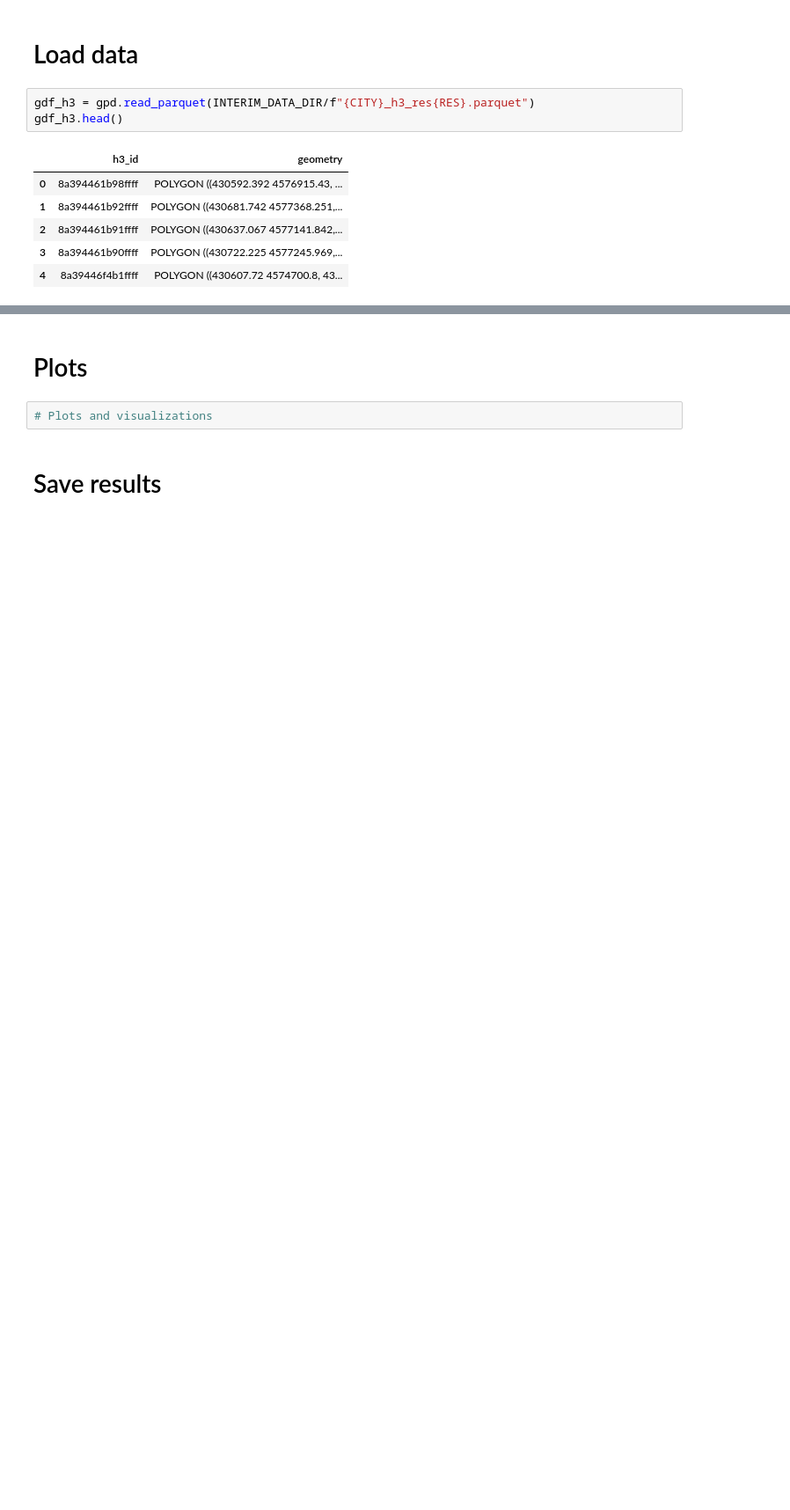
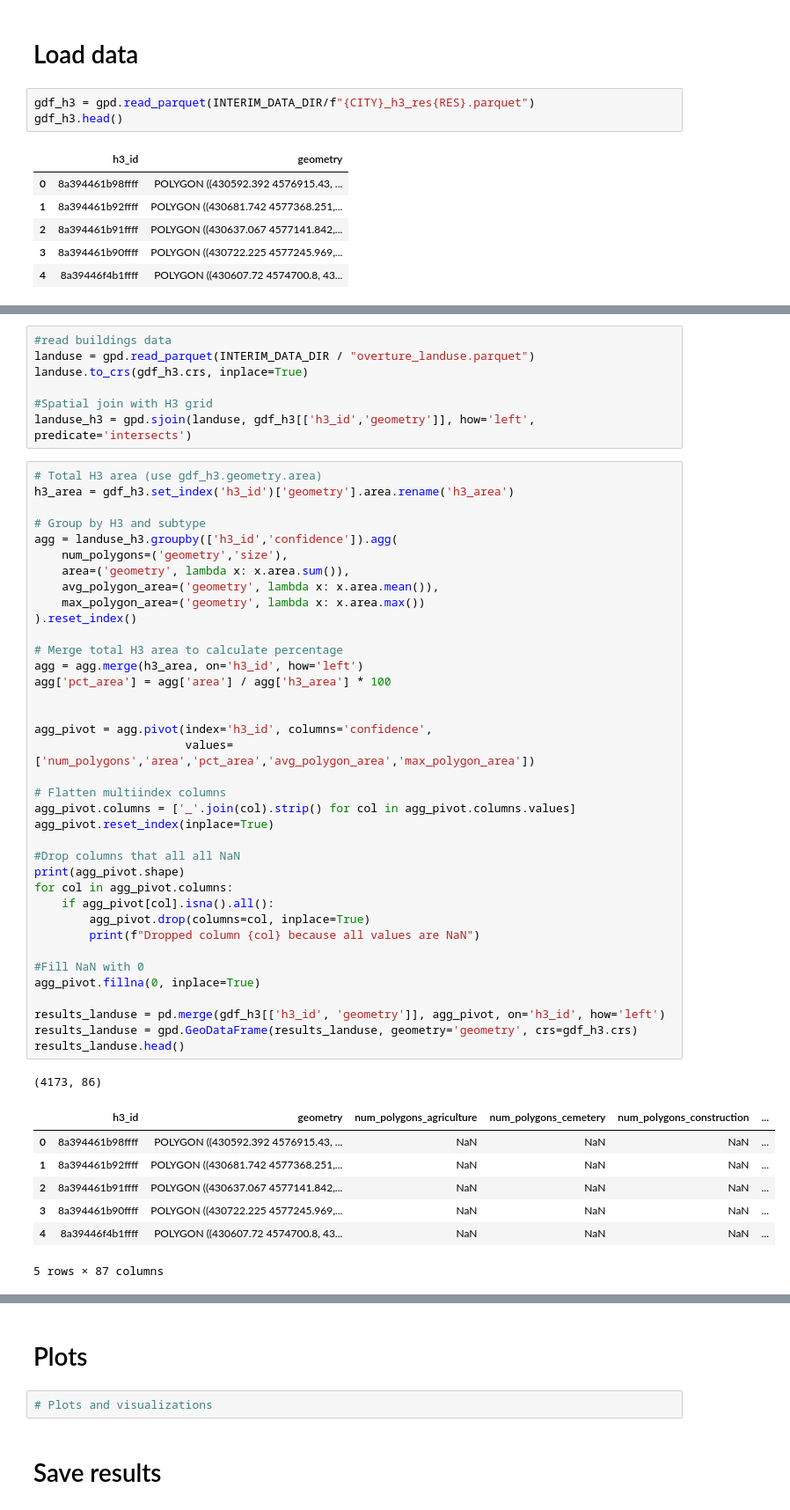
Before and after one commit to jammy-data/REALLOCATE_AI, a Jupyter notebook: notebooks/03_aggregate_into_h3.ipynb, the cells around one changed output, grey strips where cells are left out. Shown at 88% size. Drawn from its saved outputs; the diff is of its cells as text; blank space fills up the shorter version.

```diff
--- a/notebooks/03_aggregate_into_h3.ipynb
+++ b/notebooks/03_aggregate_into_h3.ipynb
@@ -82,0 +185,53 @@ results_wide = gpd.GeoDataFrame(
+# %%
+#read buildings data
+landuse = gpd.read_parquet(INTERIM_DATA_DIR / "overture_landuse.parquet")
+landuse.to_crs(gdf_h3.crs, inplace=True)
+
+#Spatial join with H3 grid
+landuse_h3 = gpd.sjoin(landuse, gdf_h3[['h3_id','geometry']], how='left', predicate='intersects')
+# %%
+# Total H3 area (use gdf_h3.geometry.area)
+h3_area = gdf_h3.set_index('h3_id')['geometry'].area.rename('h3_area')
+
+# Group by H3 and subtype
+agg = landuse_h3.groupby(['h3_id','confidence']).agg(
+    num_polygons=('geometry','size'),
+    area=('geometry', lambda x: x.area.sum()),
+    avg_polygon_area=('geometry', lambda x: x.area.mean()),
+    max_polygon_area=('geometry', lambda x: x.area.max())
+).reset_index()
+
+# Merge total H3 area to calculate percentage
+agg = agg.merge(h3_area, on='h3_id', how='left')
+agg['pct_area'] = agg['area'] / agg['h3_area'] * 100
+
+
+agg_pivot = agg.pivot(index='h3_id', columns='confidence',
+                      values=['num_polygons','area','pct_area','avg_polygon_area','max_polygon_area'])
+
+# Flatten multiindex columns
+agg_pivot.columns = ['_'.join(col).strip() for col in agg_pivot.columns.values]
+agg_pivot.reset_index(inplace=True)
+
+#Drop columns that all all NaN
+print(agg_pivot.shape)
+for col in agg_pivot.columns:
+    if agg_pivot[col].isna().all():
+        agg_pivot.drop(columns=col, inplace=True)
+        print(f"Dropped column {col} because all values are NaN")
+
+#Fill NaN with 0
+agg_pivot.fillna(0, inplace=True)
+
+results_landuse = pd.merge(gdf_h3[['h3_id', 'geometry']], agg_pivot, on='h3_id', how='left')
+results_landuse = gpd.GeoDataFrame(results_landuse, geometry='geometry', crs=gdf_h3.crs)
+results_landuse.head()
+# %% [output]
+(4173, 86)
+|  | h3_id | geometry | num_polygons_agriculture | num_polygons_cemetery | num_polygons_construction | ... |
+| 0 | 8a394461b98ffff | POLYGON ((430592.392 4576915.43, ... | NaN | NaN | NaN | ... |
+| 1 | 8a394461b92ffff | POLYGON ((430681.742 4577368.251,... | NaN | NaN | NaN | ... |
+| 2 | 8a394461b91ffff | POLYGON ((430637.067 4577141.842,... | NaN | NaN | NaN | ... |
+| 3 | 8a394461b90ffff | POLYGON ((430722.225 4577245.969,... | NaN | NaN | NaN | ... |
+| 4 | 8a39446f4b1ffff | POLYGON ((430607.72 4574700.8, 43... | NaN | NaN | NaN | ... |
+5 rows × 87 columns
```
Also changed, not shown: parts of 19 cells of this notebook.
